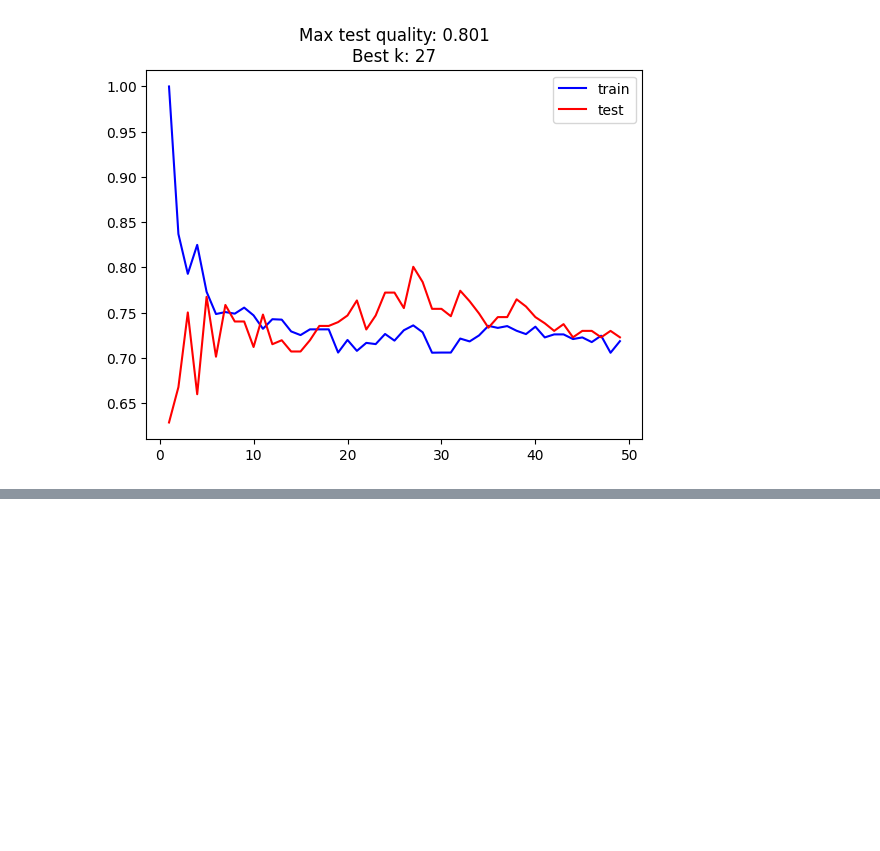
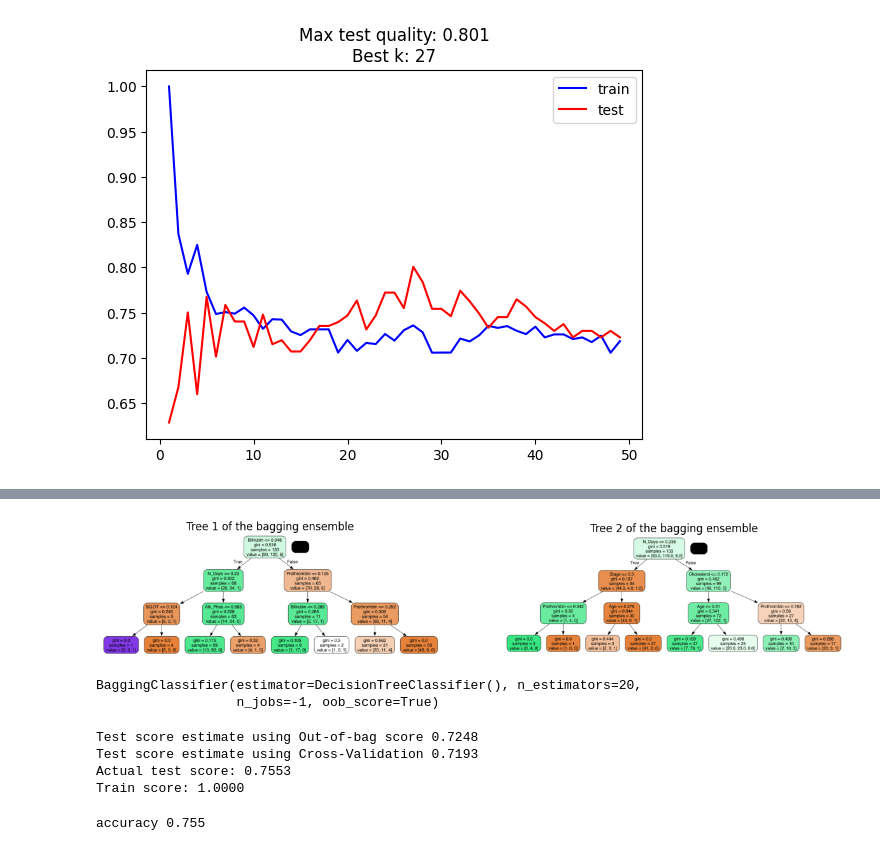
Before and after one commit to nmzaki/OTUS_ML_042024, a Jupyter notebook: PROJECT_WORK/PROJECT_Cirrhosis_Prediction.ipynb, the cells around one changed output, grey strips where cells are left out. Cells and saved outputs as stored; diff of their text form; code cells hidden in the pictures; blank space fills up the shorter version.

```diff
--- a/PROJECT_WORK/PROJECT_Cirrhosis_Prediction.ipynb
+++ b/PROJECT_WORK/PROJECT_Cirrhosis_Prediction.ipynb
@@ -714,0 +778,11 @@ plt.legend();
+# %%
+parameters = {'n_estimators': [5,10,50, 100, 500], 'max_features' : [None, 3, 5, 10], 'max_depth':[None, 3, 5, 10, 15]}
+
+model = RandomForestClassifier()
+clf = GridSearchCV(model, parameters, scoring = 'accuracy')
+
+clf.fit(X_train_scaled, y_train)
+pred = clf.predict(X_test_scaled)
+print(f'Actual test score: {accuracy_score(pred, y_test):.4f}')
+print('Best parameters: ', clf.best_params_)
+print(classification_report(y_test, pred))
@@ -714,0 +801,3 @@ plt.legend();
+# %%
+model = BaggingClassifier(DecisionTreeClassifier(max_depth=3), n_jobs=-1, n_estimators=100)
+model.fit(X_train_scaled, y_train)
@@ -714,0 +823,31 @@ plt.legend();
+# %%
+tree1, tree2 = model.estimators_[0], model.estimators_[1]
+
+plt.figure(figsize=(15, 15))
+plt.subplot(1, 2, 1)
+plot_tree(tree1, X_train.columns)
+plt.axis('off')
+plt.title(f'Tree 1 of the bagging ensemble')
+plt.subplot(1, 2, 2)
+plot_tree(tree2, X_train.columns)
+plt.axis('off')
+plt.title(f'Tree 2 of the bagging ensemble')
+plt.show()
+# %% [output]
+[figure, added]
+# %%
+model = BaggingClassifier(DecisionTreeClassifier(max_depth=None), n_jobs=-1, n_estimators=20, oob_score=True)
+model.fit(X_train_scaled, y_train)
+# %% [output]
+BaggingClassifier(estimator=DecisionTreeClassifier(), n_estimators=20,
+                  n_jobs=-1, oob_score=True)
+# %%
+print(f'Test score estimate using Out-of-bag score {model.oob_score_:.4f}')
+print(f'Test score estimate using Cross-Validation {cross_val_score(model, X_train_scaled, y_train, scoring="accuracy").mean():.4f}')
+print(f'Actual test score: {accuracy_score(model.predict(X_test_scaled), y_test):.4f}')
+print(f'Train score: {accuracy_score(model.predict(X_train_scaled), y_train):.4f}')
+# %% [output]
+Test score estimate using Out-of-bag score 0.7248
+Test score estimate using Cross-Validation 0.7193
+Actual test score: 0.7553
+Train score: 1.0000
@@ -714,0 +857,11 @@ plt.legend();
+# %%
+est = GradientBoostingClassifier(n_estimators=200, max_depth=3)
+est.fit(X_train_scaled, y_train)
+
+est.predict(X_train_scaled)
+est.predict_proba(X_train_scaled)[0]
+
+gbc_pred = est.predict(X_test_scaled)
+print('accuracy', round(accuracy_score(y_test, est.predict(X_test_scaled)),3))
+# %% [output]
+accuracy 0.755
```
Also changed, not shown: parts of 33 cells of this notebook, 3 other files.
